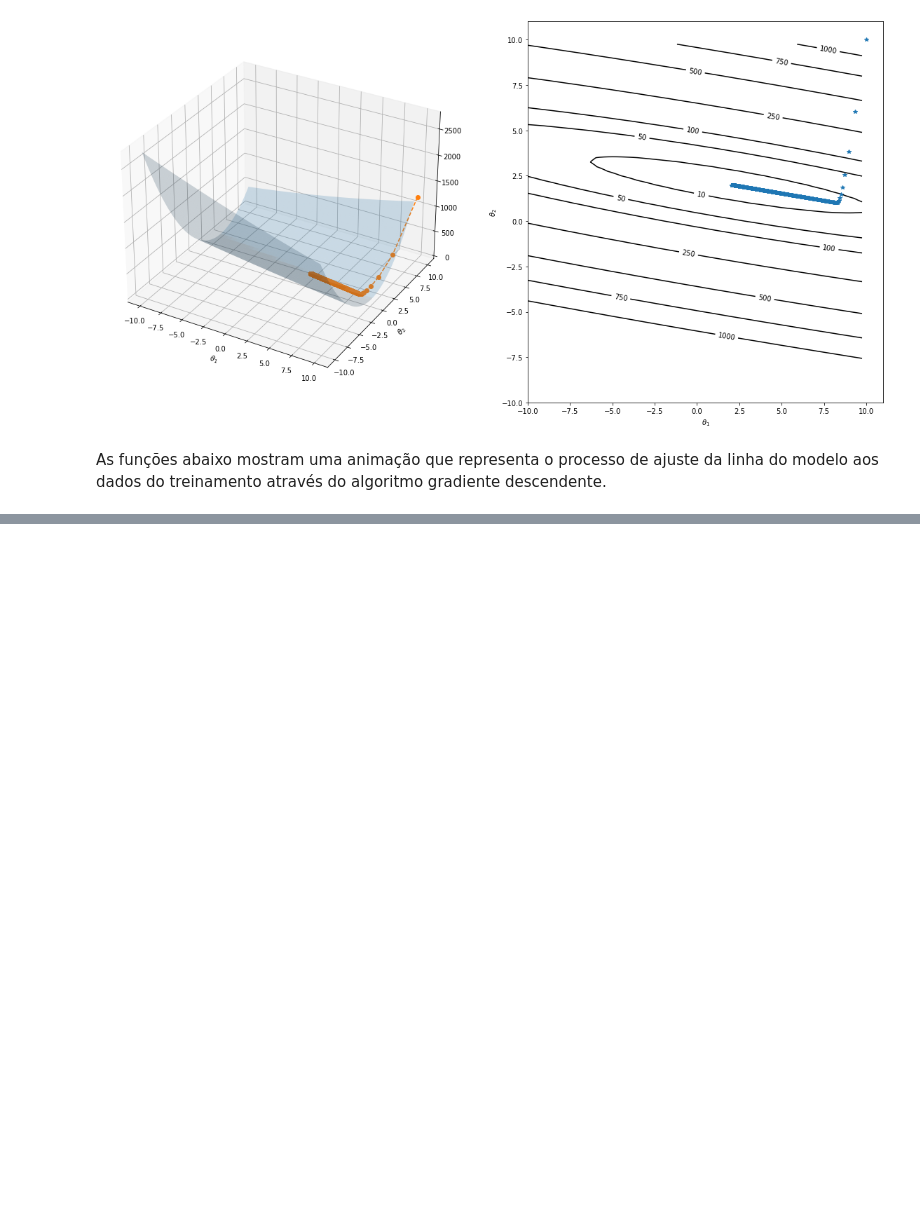
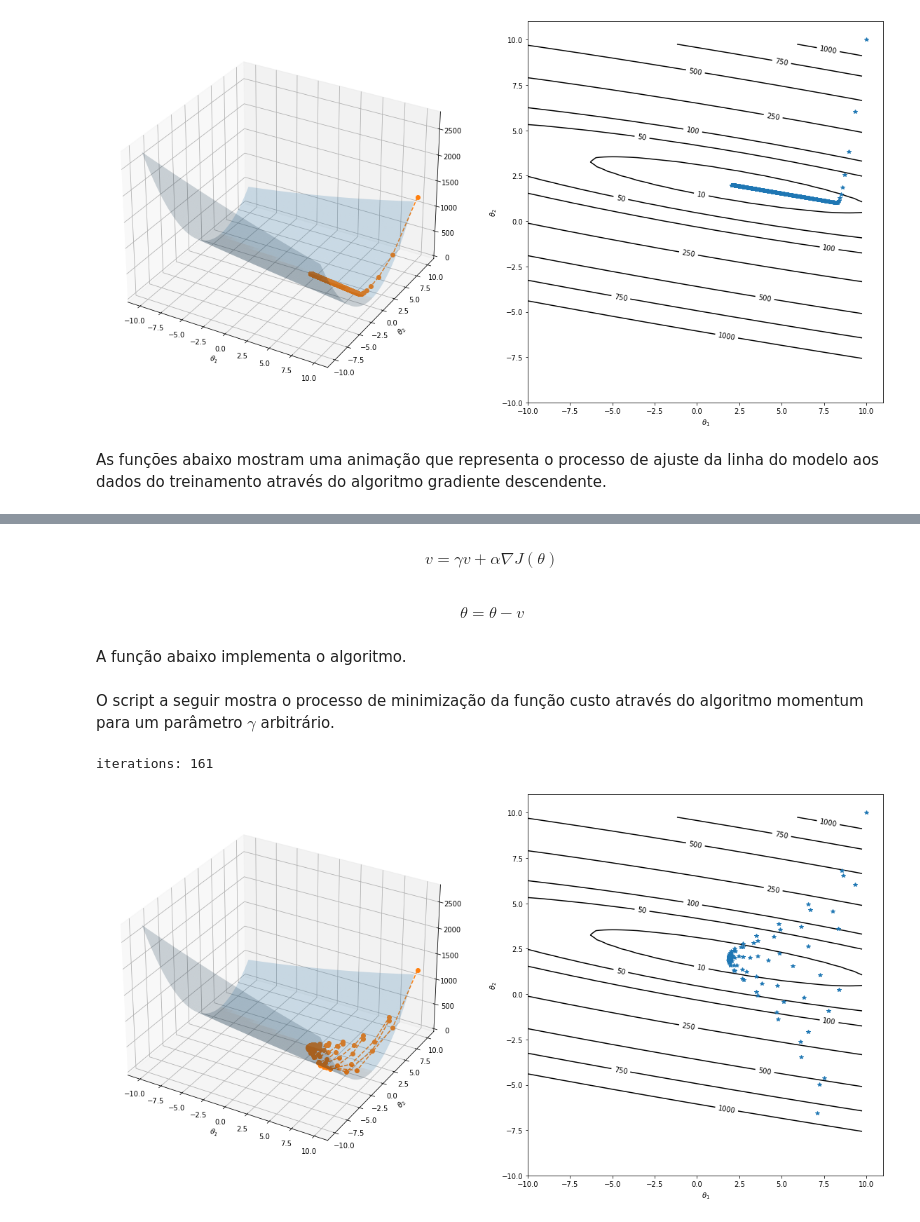
Before and after one commit to CleberPeter/machine_learning_book, a Jupyter notebook: 03-gradient-descent.ipynb, the cells around one changed output, grey strips where cells are left out. Drawn from its saved outputs; the diff is of its cells as text; code cells hidden in the pictures; blank space fills up the shorter version.

```diff
--- a/03-gradient-descent.ipynb
+++ b/03-gradient-descent.ipynb
@@ -99,8 +114,10 @@ O Script abaixo define um conjunto de treinamento arbitrário para a função $y
 # %%
 # config gradient descent
 max_iterations = 10000
-alpha = 1.5e-2
-min_grad = 1e-2
+# alpha = 6e-2   # high learning rate
+alpha = 1.5e-2   # good learning rate
+# alpha = 1e-3   # low learning rate
+min_grad = 1.0e-2
 
 # define training data
 x = np.arange(0, 10, 1)
@@ -110,7 +127,7 @@ y = 2 + 2*x
 
 # execute gradient descent to minimize o
 o_start = [[10],[10]] # arbitrary start
-[min_o, o_hist, iterations] = gradient_descent(x, o_start, y, alpha, min_grad, max_iterations)
+[min_o, o_hist_gd, iterations] = gradient_descent(x, o_start, y, alpha, min_grad, max_iterations)
 
 # plot result
 print('iterations:', iterations)
@@ -205,0 +230,31 @@ show_animation(x, o_hist, y)
+# %% [markdown]
+$$ v = \gamma v + \alpha \nabla J(\theta)$$
+# %% [markdown]
+$$\theta = \theta - v$$
+# %% [markdown]
+A função abaixo implementa o algoritmo.
+# %%
+def momentum(x, o, y, alpha, gamma, min_grad, max_iterations):
+    i = 0
+    o_hist = o
+    grad = dJ(x, o, y)
+    v = 0
+    while np.linalg.norm(grad) > min_grad and i < max_iterations:
+        v = gamma*v + alpha*grad
+        o = o - v
+        o_hist = np.c_[o_hist, o] # append column
+
+        grad = dJ(x, o, y)
+        i += 1
+
+    return [o, o_hist, i]
+# %% [markdown]
+O script a seguir mostra o processo de minimização da função custo através do algoritmo momentum para um parâmetro $\gamma$ arbitrário.
+# %%
+gamma = 0.9
+[min_o, o_hist_momentum, iterations] = momentum(x, o_start, y, alpha, gamma, min_grad, max_iterations)
+print('iterations:', iterations)
+plot_route(x, o_hist_momentum, y)
+# %% [output]
+iterations: 161
+[figure, added]
```
Also changed, not shown: parts of 40 cells of this notebook, 5 other files.
